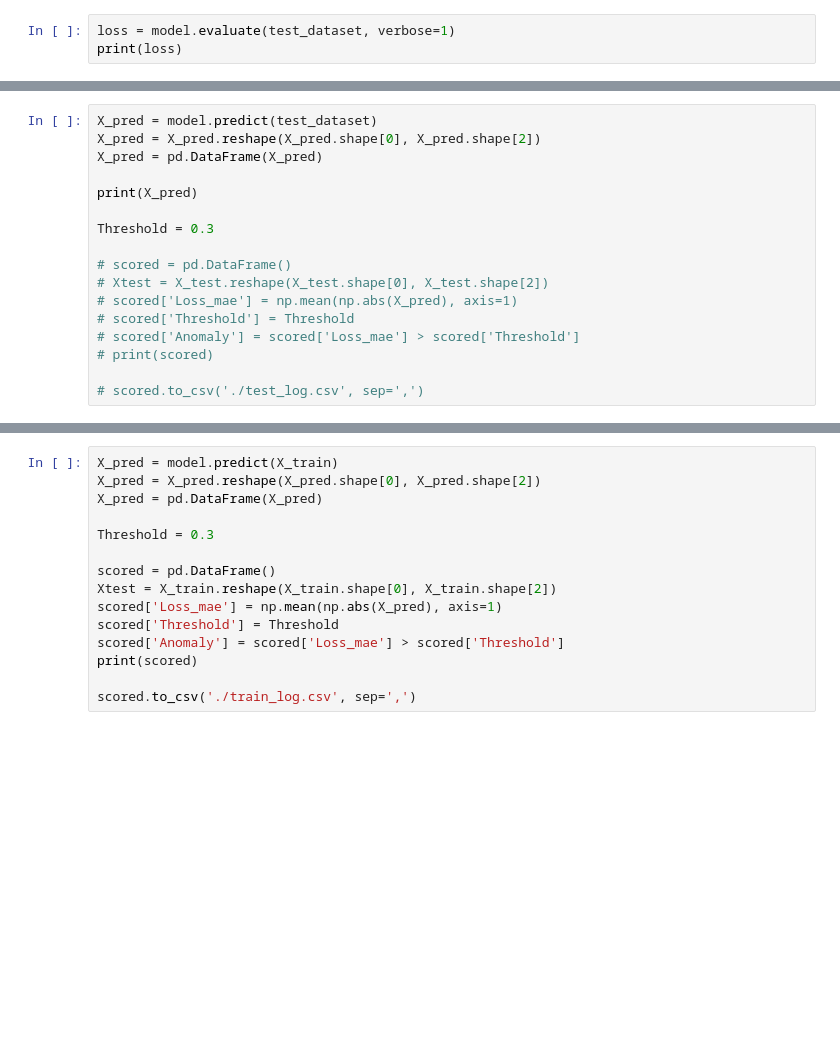
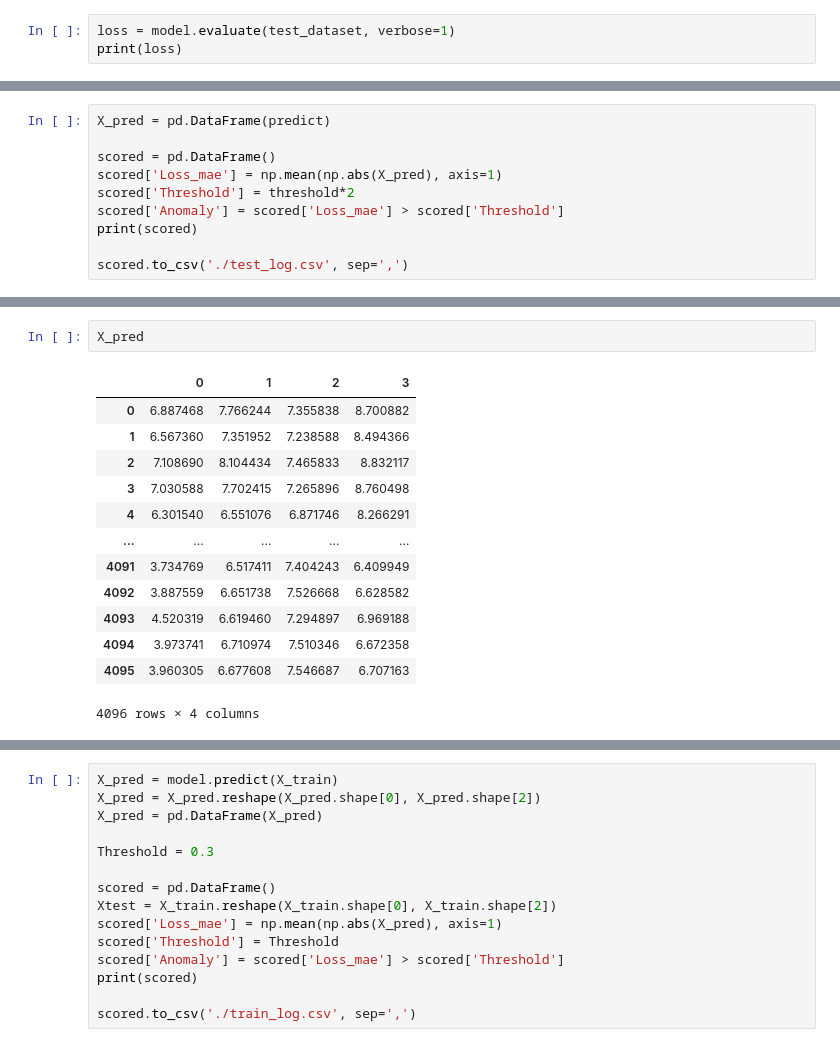
Before and after one commit to oune/AnomalyDetection, a Jupyter notebook: train_AE.ipynb, the cells around one changed output, grey strips where cells are left out. Saved outputs shown, nothing was run; the diff lists cells and outputs as text; blank space fills up the shorter version.

```diff
--- a/train_AE.ipynb
+++ b/train_AE.ipynb
@@ -297,19 +332,12 @@ plt.title('Loss Distribution', fontsize=16)
 plt.xlim([0,1])
 sns.distplot(scored['Loss_mae'], kde= True, color = 'blue')
 # %%
-X_pred = model.predict(test_dataset)
-X_pred = X_pred.reshape(X_pred.shape[0], X_pred.shape[2])
-X_pred = pd.DataFrame(X_pred)
+X_pred = pd.DataFrame(predict)
 
-print(X_pred)
+scored = pd.DataFrame()
+scored['Loss_mae'] = np.mean(np.abs(X_pred), axis=1)
+scored['Threshold'] = threshold*2
+scored['Anomaly'] = scored['Loss_mae'] > scored['Threshold']
+print(scored)
 
-Threshold = 0.3
-
-# scored = pd.DataFrame()
-# Xtest = X_test.reshape(X_test.shape[0], X_test.shape[2])
-# scored['Loss_mae'] = np.mean(np.abs(X_pred), axis=1)
-# scored['Threshold'] = Threshold
-# scored['Anomaly'] = scored['Loss_mae'] > scored['Threshold']
-# print(scored)
-
-# scored.to_csv('./test_log.csv', sep=',')
+scored.to_csv('./test_log.csv', sep=',')
@@ -316 +359,17 @@ Threshold = 0.3
+# %%
+X_pred
+# %% [output]
+|  | 0 | 1 | 2 | 3 |
+| 0 | 6.887468 | 7.766244 | 7.355838 | 8.700882 |
+| 1 | 6.567360 | 7.351952 | 7.238588 | 8.494366 |
+| 2 | 7.108690 | 8.104434 | 7.465833 | 8.832117 |
+| 3 | 7.030588 | 7.702415 | 7.265896 | 8.760498 |
+| 4 | 6.301540 | 6.551076 | 6.871746 | 8.266291 |
+| ... | ... | ... | ... | ... |
+| 4091 | 3.734769 | 6.517411 | 7.404243 | 6.409949 |
+| 4092 | 3.887559 | 6.651738 | 7.526668 | 6.628582 |
+| 4093 | 4.520319 | 6.619460 | 7.294897 | 6.969188 |
+| 4094 | 3.973741 | 6.710974 | 7.510346 | 6.672358 |
+| 4095 | 3.960305 | 6.677608 | 7.546687 | 6.707163 |
+4096 rows × 4 columns
 # %%
```
Also changed, not shown: parts of 15 cells of this notebook, 1 other file.
